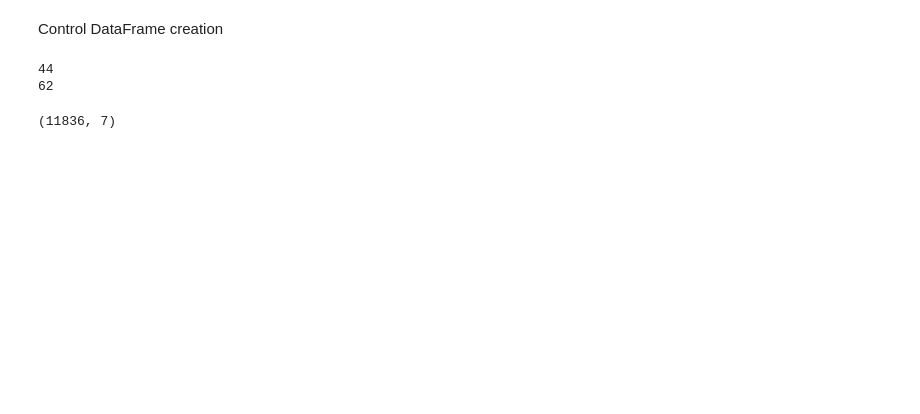
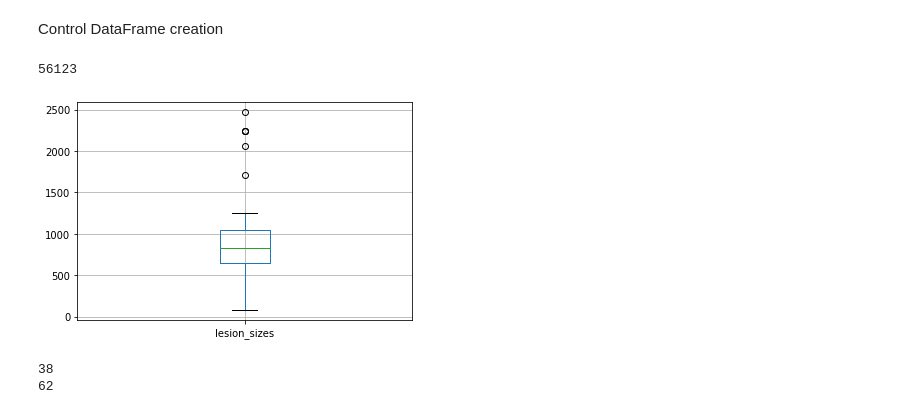
Before and after one commit to AndreaPerera/CISC499, a Jupyter notebook: features.ipynb, the cells around one changed output. Drawn from its saved outputs; the diff is of its cells as text; code cells hidden in the pictures; blank space fills up the shorter version.

```diff
--- a/features.ipynb
+++ b/features.ipynb
@@ -83,27 +101,42 @@ Control DataFrame creation
 # %%
 # get patient IDs
 gm_lsn_files = glob.glob("OUTPUT/CONTROL/LESIONS/GM-LESIONS/*")
 gm_lsn_files.sort()
 patient_ids = []
 for file in gm_lsn_files:
     patient_ids.append(re.search('.*(C[0-9][0-9][0-9]).*', os.path.basename(file)).group(1))
 
 # create control df
 dir = "OUTPUT/CONTROL/LESIONS/"
 ALL_C_FRAMES = []
 for patient in patient_ids:
     data = {'GM' : create_col(dir, patient, "GM"),
                         'FA' : create_col(dir, patient, "FA"),
                         'MD' : create_col(dir, patient, "MD"),
                         'FICVF' : create_col(dir, patient, "FICVF"),
                         'ODI' : create_col(dir, patient, "ODI"),
     }
     df = pd.DataFrame(data, index=None)
     df = df[(df.T != 0).any()]
     df['target_name'] = "Control"
     df['target'] = 0
     df = df.reset_index(drop=True)
     ALL_C_FRAMES.append(df)
+
+control_sizes = []
+for i in range(len(ALL_C_FRAMES)):
+    control_sizes.append(ALL_C_FRAMES[i].shape[0])
+tot = 0
+for i in range(len(control_sizes)):
+    tot = tot + control_sizes[i]
+print(tot)
+
+df2 = pd.DataFrame(control_sizes, columns=['lesion_sizes'])
+boxplot = df2.boxplot()
+plt.savefig("boxplot-image-no-outliers-CONTROL")
+# %% [output]
+56123
+[figure, added]
 # %%
 print(len(ALL_D_FRAMES))
 print(len(ALL_C_FRAMES))
@@ -111,15 +144,15 @@ hello  = ALL_C_FRAMES[0].shape[0]
 all = pd.concat(ALL_C_FRAMES)
 
 
-c_train = ALL_C_FRAMES[0:22] #get 44 controls for train, TEMPORARILY HALVED
-d_train = ALL_D_FRAMES[0:16] # get 31 discrete for train, TEMPORARILY HALVED
+c_train = ALL_C_FRAMES[0:45] #get 44 controls for train
+d_train = ALL_D_FRAMES[0:28] # get 27 discrete for train
 c_train_df = pd.concat(c_train)
 d_train_df = pd.concat(d_train)
 train_df = c_train_df.append(d_train_df)
 train_df = train_df.reset_index(drop=True)
 
-c_test = ALL_C_FRAMES[22:32] # get 18 controls for test, TEMPORARILY HALVED
-d_test = ALL_D_FRAMES[31:38] # get 13 discrete for test, TEMPORARILY HALVED
+c_test = ALL_C_FRAMES[45:64] # get 18 controls for test
+d_test = ALL_D_FRAMES[28:38] # get 11 discrete for test
 
 c_test_df = pd.concat(c_test)
 d_test_df = pd.concat(d_test)
@@ -129,10 +162,5 @@ test_df = test_df.reset_index(drop=True)
 train_df.to_csv('train-data.csv')
 test_df.to_csv('test-data.csv')
 # %% [output]
-44
+38
 62
-# %%
-yeet = ALL_D_FRAMES[31]
-print(yeet.shape)
-# %% [output]
-(11836, 7)
```
Also changed, not shown: parts of 1 cell of this notebook, 3 other files.
